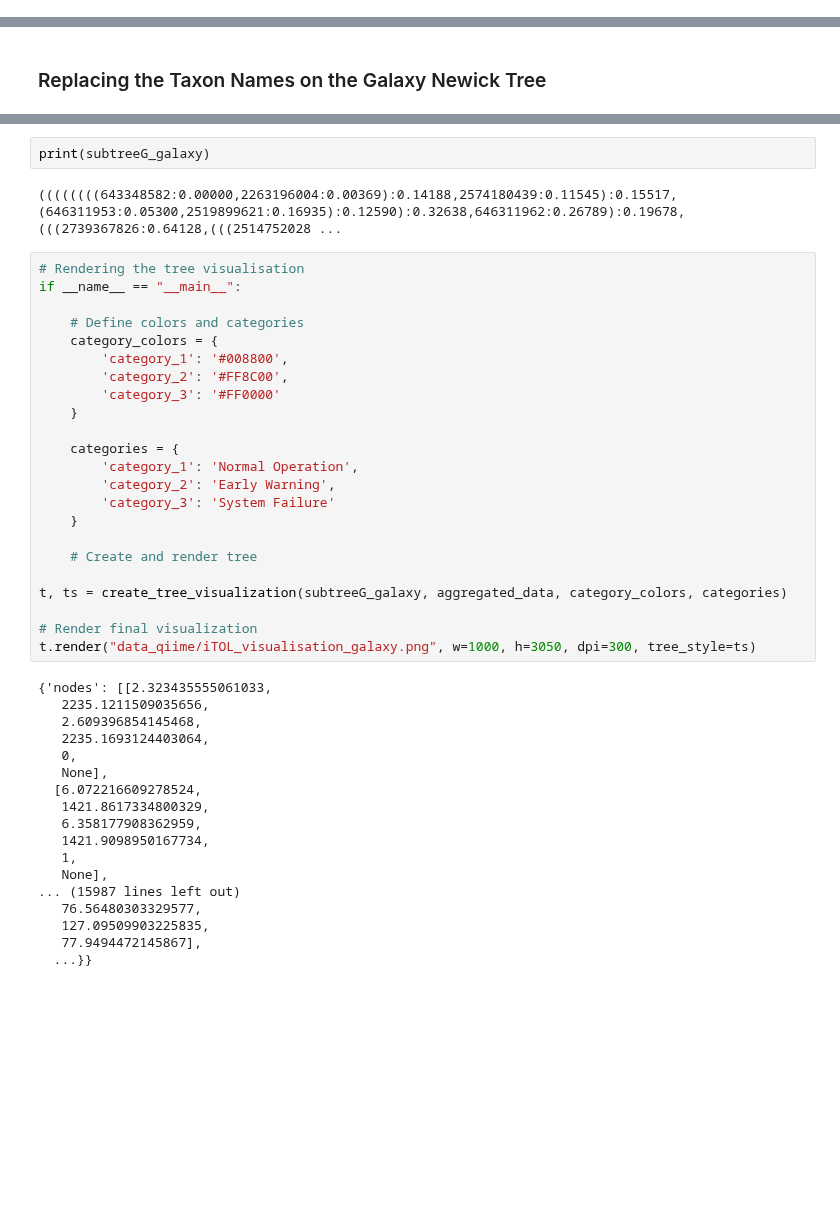
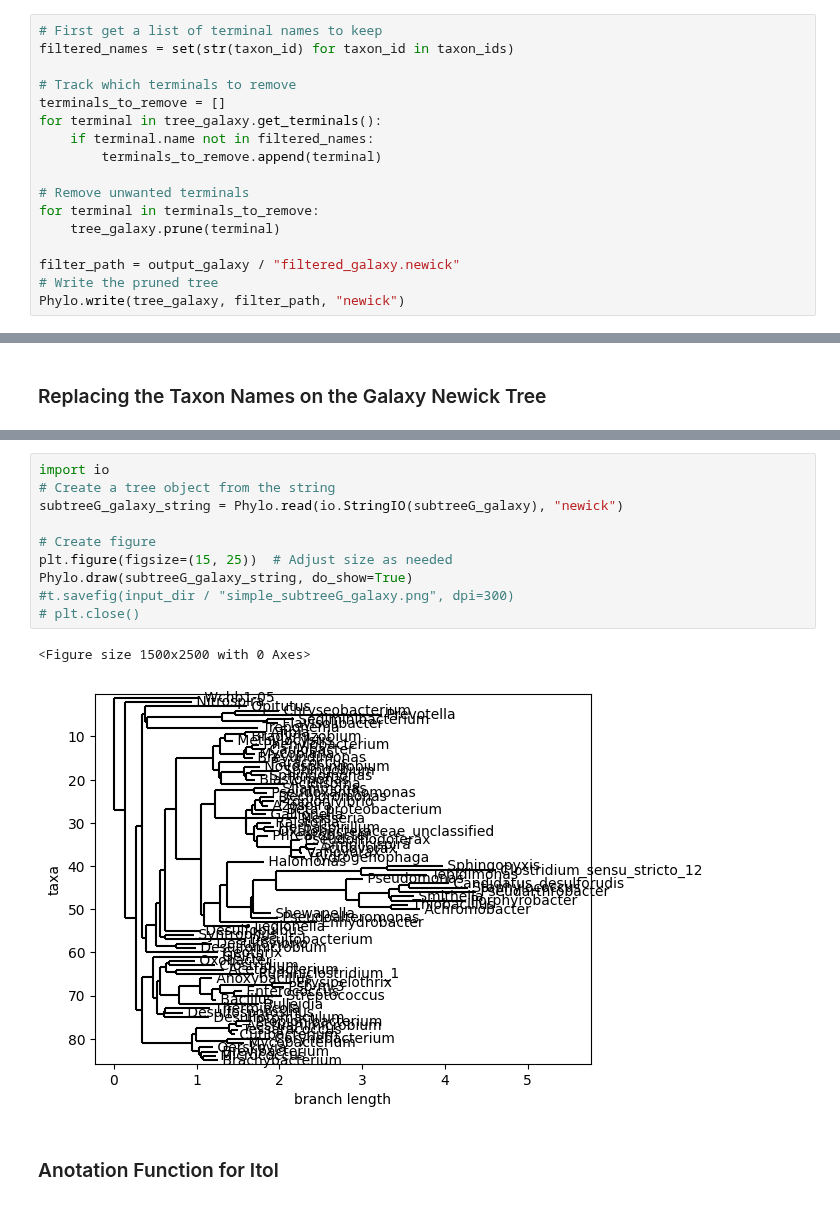
Before and after one commit to MagicAlex238/2_Micro, a Jupyter notebook: 5_final_tree.ipynb, the cells around one changed output, grey strips where cells are left out. Saved outputs shown, nothing was run; the diff lists cells and outputs as text; blank space fills up the shorter version.

```diff
--- a/5_final_tree.ipynb
+++ b/5_final_tree.ipynb
@@ -388,0 +351,17 @@ ValueError: can't find a matching target below this root
+# %%
+# First get a list of terminal names to keep
+filtered_names = set(str(taxon_id) for taxon_id in taxon_ids)
+
+# Track which terminals to remove
+terminals_to_remove = []
+for terminal in tree_galaxy.get_terminals():
+    if terminal.name not in filtered_names:
+        terminals_to_remove.append(terminal)
+
+# Remove unwanted terminals
+for terminal in terminals_to_remove:
+    tree_galaxy.prune(terminal)
+
+filter_path = output_galaxy / "filtered_galaxy.newick"
+# Write the pruned tree
+Phylo.write(tree_galaxy, filter_path, "newick")
@@ -424,48 +402,18 @@ gen_tree_path = data_qiime / "galaxy_tree.newick"
 # Write tree with genus
 with open(gen_tree_path, 'w') as f:
     f.write(subtreeG_galaxy)
-# %%
-print(subtreeG_galaxy)
-# %% [output]
-((((((((643348582:0.00000,2263196004:0.00369):0.14188,2574180439:0.11545):0.15517,(646311953:0.05300,2519899621:0.16935):0.12590):0.32638,646311962:0.26789):0.19678,(((2739367826:0.64128,(((2514752028 ...
-# %%
-# Rendering the tree visualisation
-if __name__ == "__main__":
-
-    # Define colors and categories
-    category_colors = {
-        'category_1': '#008800',
-        'category_2': '#FF8C00',
-        'category_3': '#FF0000'
-    }
-
-    categories = {
-        'category_1': 'Normal Operation',
-        'category_2': 'Early Warning',
-        'category_3': 'System Failure'
-    }
-
-    # Create and render tree
-
-t, ts = create_tree_visualization(subtreeG_galaxy, aggregated_data, category_colors, categories)
-
-# Render final visualization
-t.render("data_qiime/iTOL_visualisation_galaxy.png", w=1000, h=3050, dpi=300, tree_style=ts)
-# %% [output]
-{'nodes': [[2.323435555061033,
-   2235.1211509035656,
-   2.609396854145468,
-   2235.1693124403064,
-   0,
-   None],
-  [6.072216609278524,
-   1421.8617334800329,
-   6.358177908362959,
-   1421.9098950167734,
-   1,
-   None],
-... (15987 lines left out)
-   76.56480303329577,
-   127.09509903225835,
-   77.9494472145867],
-  ...}}
+# %%
+import io
+# Create a tree object from the string
+subtreeG_galaxy_string = Phylo.read(io.StringIO(subtreeG_galaxy), "newick")
+
+# Create figure
+plt.figure(figsize=(15, 25))  # Adjust size as needed
+Phylo.draw(subtreeG_galaxy_string, do_show=True)
+#t.savefig(input_dir / "simple_subtreeG_galaxy.png", dpi=300)
+# plt.close()
+# %% [output]
+<Figure size 1500x2500 with 0 Axes>
+[figure, added]
+# %% [markdown]
+### Anotation Function for Itol
```
Also changed, not shown: parts of 14 cells of this notebook, 9 other files.
